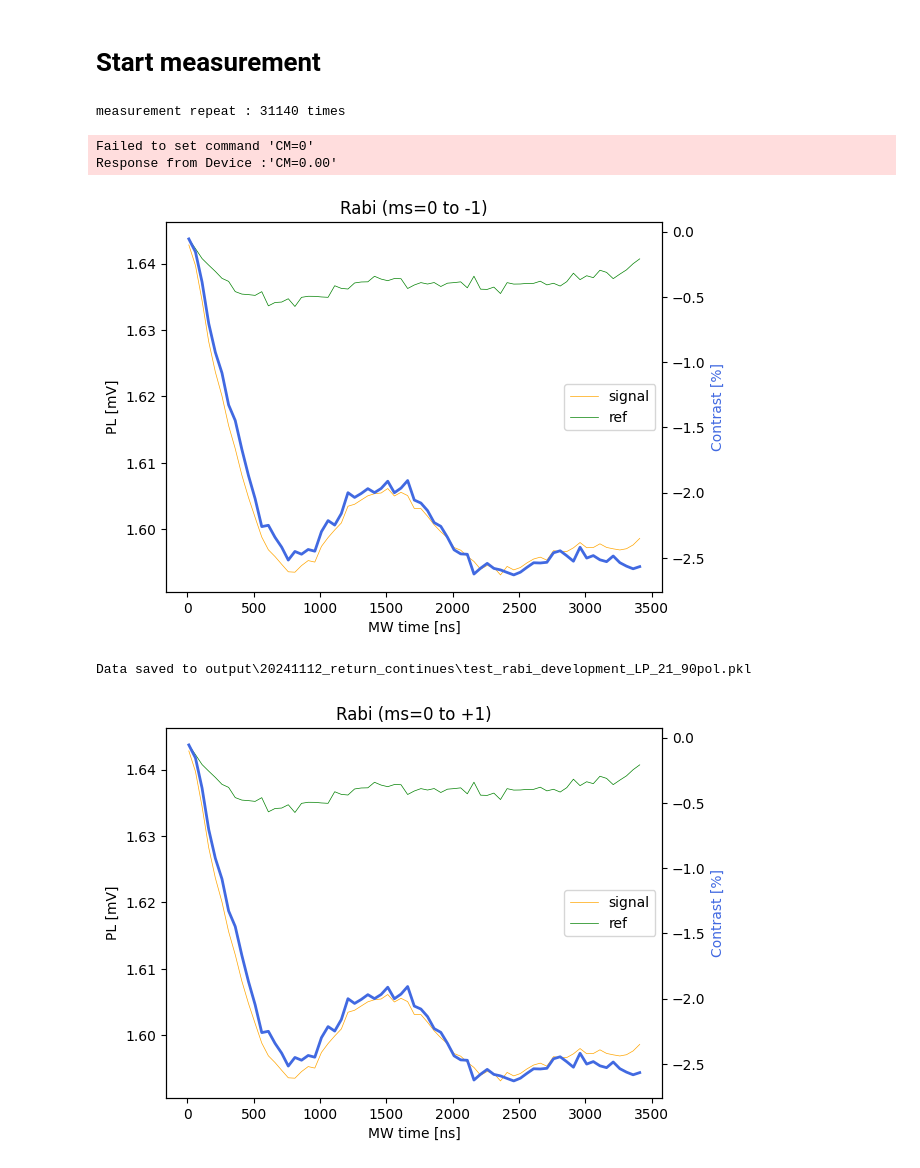
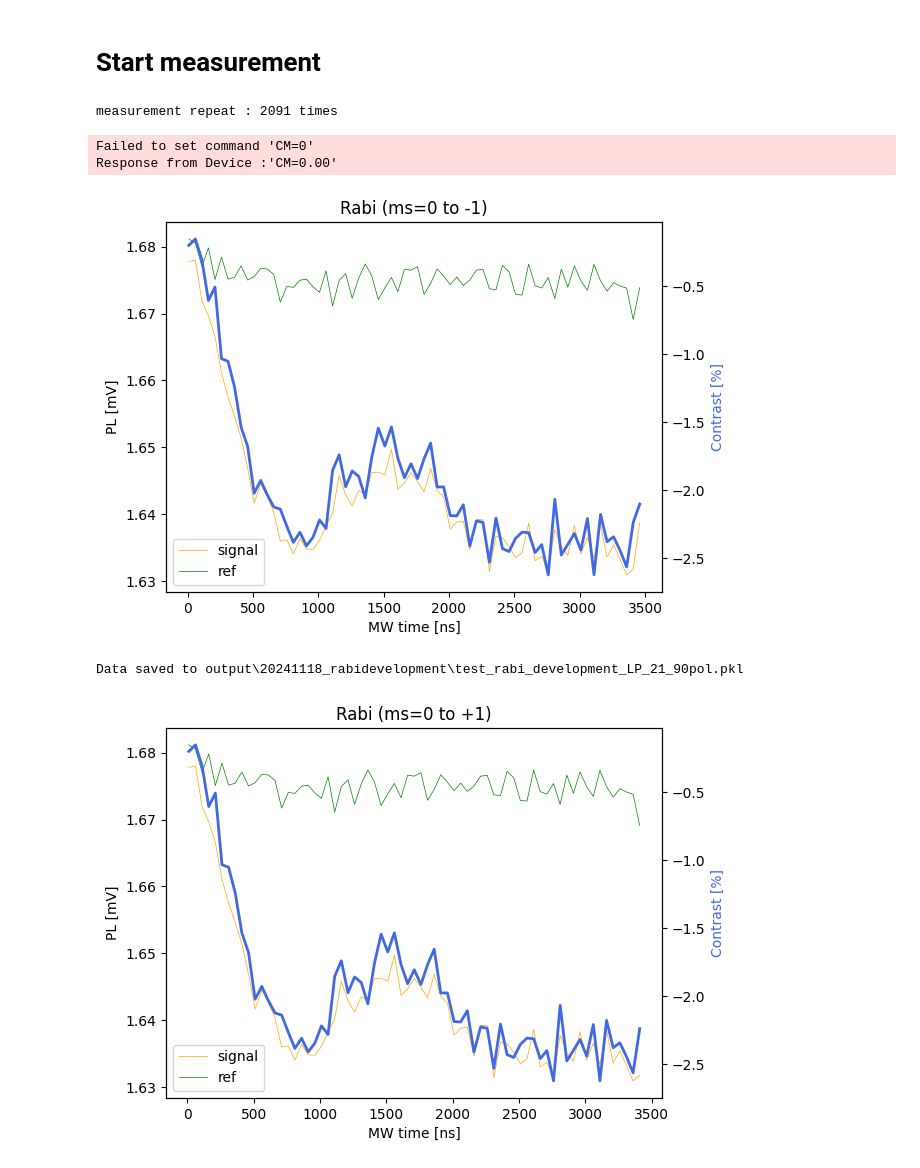
Before and after one commit to cct1123/diamondgui, a Jupyter notebook: measurement/dev_rabi.ipynb, the cells around one changed output. Drawn from its saved outputs; the diff is of its cells as text; code cells hidden in the pictures.

```diff
--- a/measurement/dev_rabi.ipynb
+++ b/measurement/dev_rabi.ipynb
@@ -175,7 +179,7 @@ pg.plotSeq(plot_all=False)
 min_volt = -0.005 # [V]
 max_volt = 0.010
 samplerate_read = srate # 500kHz .max ext clock rate of NI6343, check it by yourself!
-num_readmultiple = max(1, int(1.0/total_time*1E9))
+num_readmultiple = max(1, int(0.1/total_time*1E9))
 num_readsample = mw_dur_num*2 + 1
 buffer_size = num_readmultiple * num_readsample
 timeout_read = max(2*buffer_size/samplerate_read, 10)
@@ -208,7 +212,7 @@ laser.laser_on() # turn on laser
 sig_mw_av = np.zeros(mw_dur_num, dtype=np.float64, order='C')
 sig_no_av = np.zeros(mw_dur_num, dtype=np.float64, order='C')
 
-read_duration = 60  # read data for ? seconds
+read_duration = 4 # read data for ? seconds
 num_repeat = 0
 readtask.start() # ready to read data
 pg.startNow()
@@ -238,7 +242,7 @@ background_av = sig_no_av/num_repeat
 contrast = (sig_mw_av-sig_no_av)/sig_no_av
 print(f"measurement repeat : {num_repeat} times")
 # %% [output]
-measurement repeat : 31140 times
+measurement repeat : 2091 times
 # %%
 # turn off laser and set diode current to zero
 laser.laser_off()
@@ -267,24 +271,24 @@ Response from Device :'CM=0.00'
 # %%
 fig, ax1 = plt.subplots()
 ax2 = ax1.twinx()
 # ax1.plot(mw_dur, signal_av*1E3, linewidth=0.5, label="signal", color="orange")
 # ax1.plot(mw_dur, background_av*1E3, linewidth=0.5, label="ref", color="green")
 # ax2.plot(mw_dur, contrast*100.0, linewidth=2, label="contrast", color='royalblue')
-idxstart = 1
+idxstart = 0
 idxend = len(mw_dur)
 # idxend = 200
 ax1.plot(mw_dur[idxstart:idxend], signal_av[idxstart:idxend]*1E3, linewidth=0.5, label="signal", color="orange")
 ax1.plot(mw_dur[idxstart:idxend], background_av[idxstart:idxend]*1E3, linewidth=0.5, label="ref", color="green")
 ax2.plot(mw_dur[idxstart:idxend], contrast[idxstart:idxend]*100.0, linewidth=2, label="contrast", color='royalblue')
 
 ax1.set_xlabel("MW time [ns]")
 ax1.set_ylabel("PL [mV]")
 ax2.set_ylabel("Contrast [%]", color='royalblue')
 ax1.legend(loc='best')
 plt.title("Rabi (ms=0 to -1)")
 plt.show()
 # %% [output]
-[figure, old version]
+[figure, new version]
 # %%
 # to save file
 # Data to save
@@ -299,7 +303,7 @@ data = {
 
 # File path
 filename = "test_rabi_development_LP_21_90pol.pkl"
-dir = "output\\20241112_return_continues"
+dir = "output\\20241118_rabidevelopment"
 file_path = f'{dir}\\{filename}'
 
 # Create the directory if it doesn't exist
@@ -311,7 +315,7 @@ with open(file_path, 'wb') as f:
 
 print(f'Data saved to {file_path}')
 # %% [output]
-Data saved to output\20241112_return_continues\test_rabi_development_LP_21_90pol.pkl
+Data saved to output\20241118_rabidevelopment\test_rabi_development_LP_21_90pol.pkl
 # %%
 # File path
 file_path = file_path
@@ -348,7 +352,7 @@ plt.title("Rabi (ms=0 to +1)")
 plt.savefig(f'{dir}\\{filename}.png')
 plt.show()
 # %% [output]
-[figure, old version]
+[figure, new version]
 # %%
 import plotly.graph_objects as go
 
```
Also changed, not shown: parts of 2 cells of this notebook, 5 other files.
